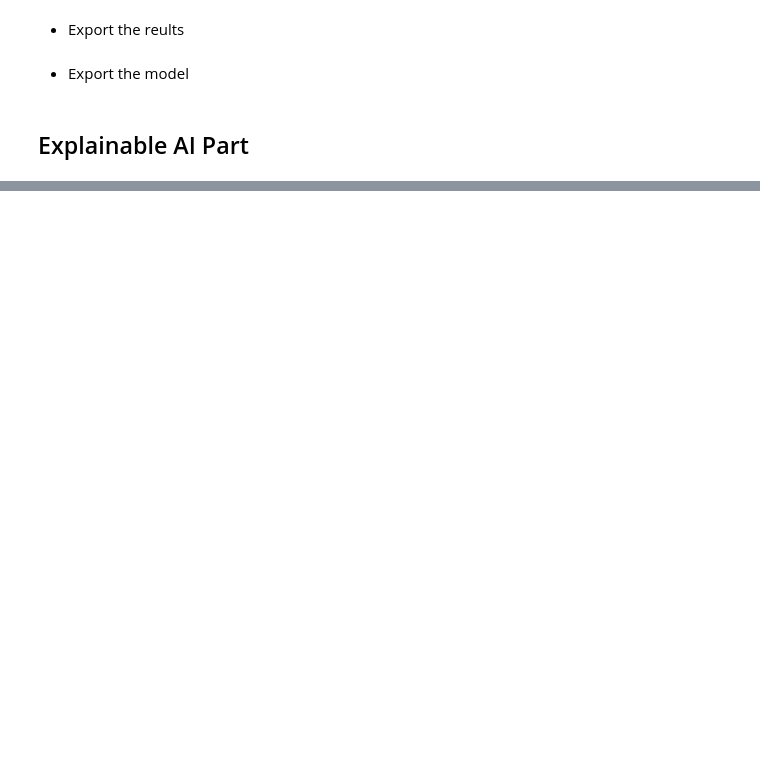
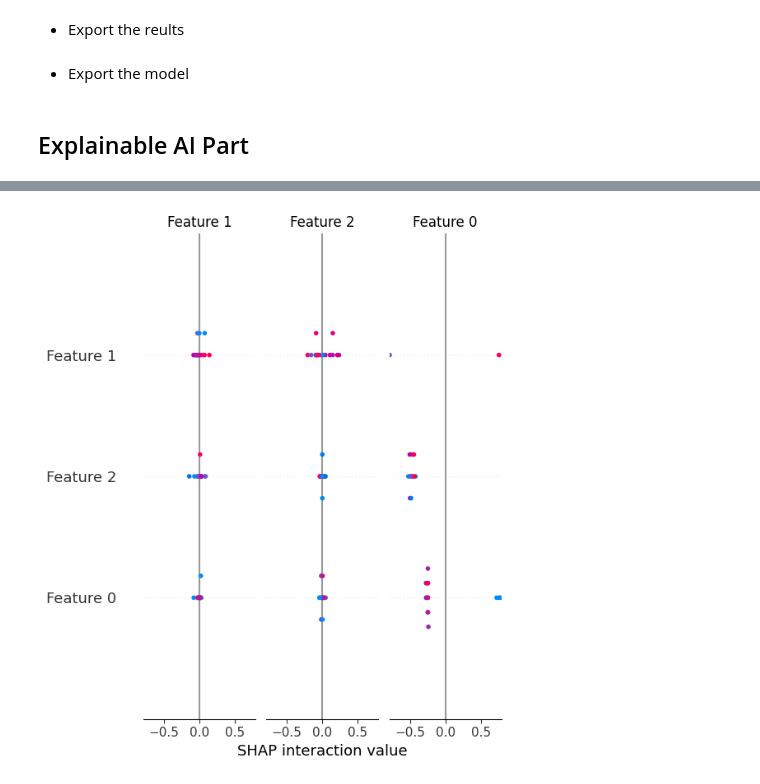
Before and after one commit to JMiklaszewski/FinMLResearch, a Jupyter notebook: Autoencoder/autoencoders_script.ipynb, the cells around one changed output, grey strips where cells are left out. Saved outputs shown, nothing was run; the diff lists cells and outputs as text; code cells hidden in the pictures; blank space fills up the shorter version.

```diff
--- a/Autoencoder/autoencoders_script.ipynb
+++ b/Autoencoder/autoencoders_script.ipynb
@@ -606,6 +332,11 @@ val_loader = DataLoader(val_dataset, batch_size=16, shuffle=False)
 # %%
 batch = next(iter(val_loader))
 targets, features = batch
+# %%
+x = torch.cat((
+    targets.unsqueeze(1),
+    features
+), dim=1)
 # %%
 ae_model = AutoencoderAttentionClassifier(
     context_length=1,
@@ -622,4 +390,4 @@ ae_model.eval()
 # %%
 import shap
 
-e = shap.DeepExplainer(ae_model, features)
+e = shap.DeepExplainer(ae_model, x)
@@ -625,0 +396,6 @@ e = shap.DeepExplainer(ae_model, features)
+# %%
+shap_values = e.shap_values(x)
+# %%
+shap.summary_plot(shap_values, x)
+# %% [output]
+[figure, added]
```
Also changed, not shown: parts of 16 cells of this notebook, 7 other files.
